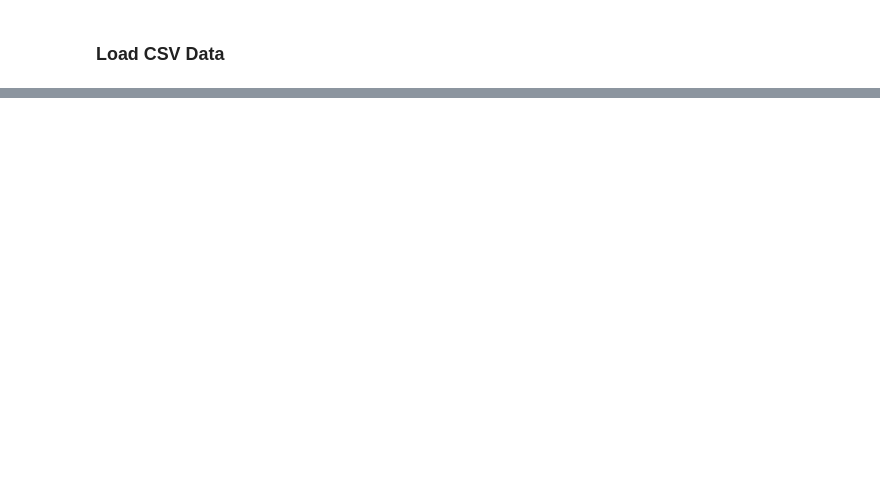
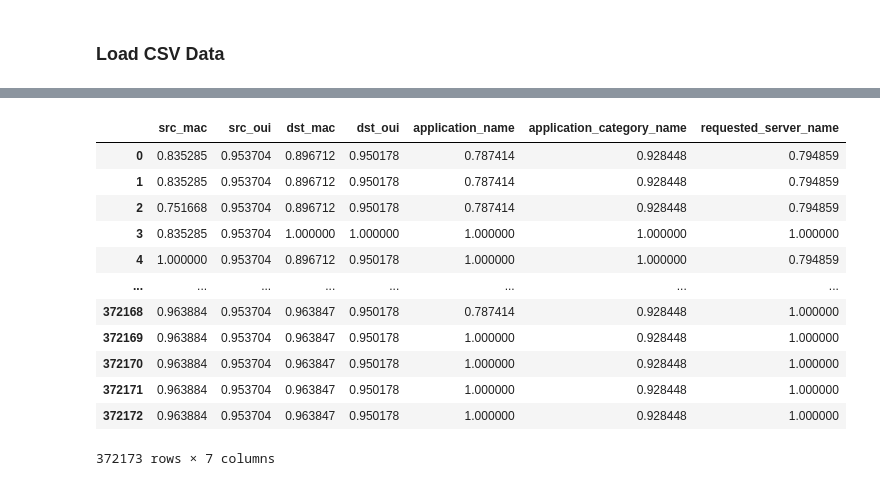
Before and after one commit to rakinplaban/APT_work, a Jupyter notebook: unraveled/unraveled-dataset-host-log-cleaning.ipynb, the cells around one changed output, grey strips where cells are left out. Cells and saved outputs as stored; diff of their text form; code cells hidden in the pictures; blank space fills up the shorter version.

```diff
--- a/unraveled/unraveled-dataset-host-log-cleaning.ipynb
+++ b/unraveled/unraveled-dataset-host-log-cleaning.ipynb
@@ -238,0 +220,20 @@ Name: count, dtype: int64
+# %%
+from sklearn.preprocessing import LabelEncoder
+
+# Sample target classes
+target_classes = combined_data["Signature"].values
+
+# Initialize LabelEncoder
+encoder = LabelEncoder()
+
+# Fit and transform the target classes
+Y = encoder.fit_transform(target_classes)
+
+# Display the encoded target classes
+print("Encoded target classes:")
+for class_name, encoded_class in zip(encoder.classes_, range(len(encoder.classes_))):
+    print(f"{class_name}: {encoded_class}")
+
+# Check the transformed target classes
+print("Transformed target classes:")
+print(Y)
@@ -238,0 +303,33 @@ Name: count, dtype: int64
+# %%
+# Create a DataFrame for non-numeric columns excluding IPs
+non_ip_columns = ["src_mac", "src_oui", "dst_mac",
+                  "dst_oui", "application_name", "application_category_name",
+                  "requested_server_name"]
+
+# Select the non-IP non-numeric columns
+df_non_numeric = df_cleaned[non_ip_columns].copy()
+
+# Initialize the target encoder
+target_encoder = ce.TargetEncoder(cols=non_ip_columns)
+
+# Assuming Y is your target variable
+# Y = df_cleaned['target_variable']
+
+# Fit and transform the data
+encoded_non_ip = target_encoder.fit_transform(df_non_numeric, Y)
+# %%
+encoded_non_ip
+# %% [output]
+|  | src_mac | src_oui | dst_mac | dst_oui | application_name | application_category_name | requested_server_name |
+| 0 | 0.835285 | 0.953704 | 0.896712 | 0.950178 | 0.787414 | 0.928448 | 0.794859 |
+| 1 | 0.835285 | 0.953704 | 0.896712 | 0.950178 | 0.787414 | 0.928448 | 0.794859 |
+| 2 | 0.751668 | 0.953704 | 0.896712 | 0.950178 | 0.787414 | 0.928448 | 0.794859 |
+| 3 | 0.835285 | 0.953704 | 1.000000 | 1.000000 | 1.000000 | 1.000000 | 1.000000 |
+| 4 | 1.000000 | 0.953704 | 0.896712 | 0.950178 | 1.000000 | 1.000000 | 0.794859 |
+| ... | ... | ... | ... | ... | ... | ... | ... |
+| 372168 | 0.963884 | 0.953704 | 0.963847 | 0.950178 | 0.787414 | 0.928448 | 1.000000 |
+| 372169 | 0.963884 | 0.953704 | 0.963847 | 0.950178 | 1.000000 | 0.928448 | 1.000000 |
+| 372170 | 0.963884 | 0.953704 | 0.963847 | 0.950178 | 1.000000 | 0.928448 | 1.000000 |
+| 372171 | 0.963884 | 0.953704 | 0.963847 | 0.950178 | 1.000000 | 0.928448 | 1.000000 |
+| 372172 | 0.963884 | 0.953704 | 0.963847 | 0.950178 | 1.000000 | 0.928448 | 1.000000 |
+372173 rows × 7 columns
```
Also changed, not shown: parts of 29 cells of this notebook.
